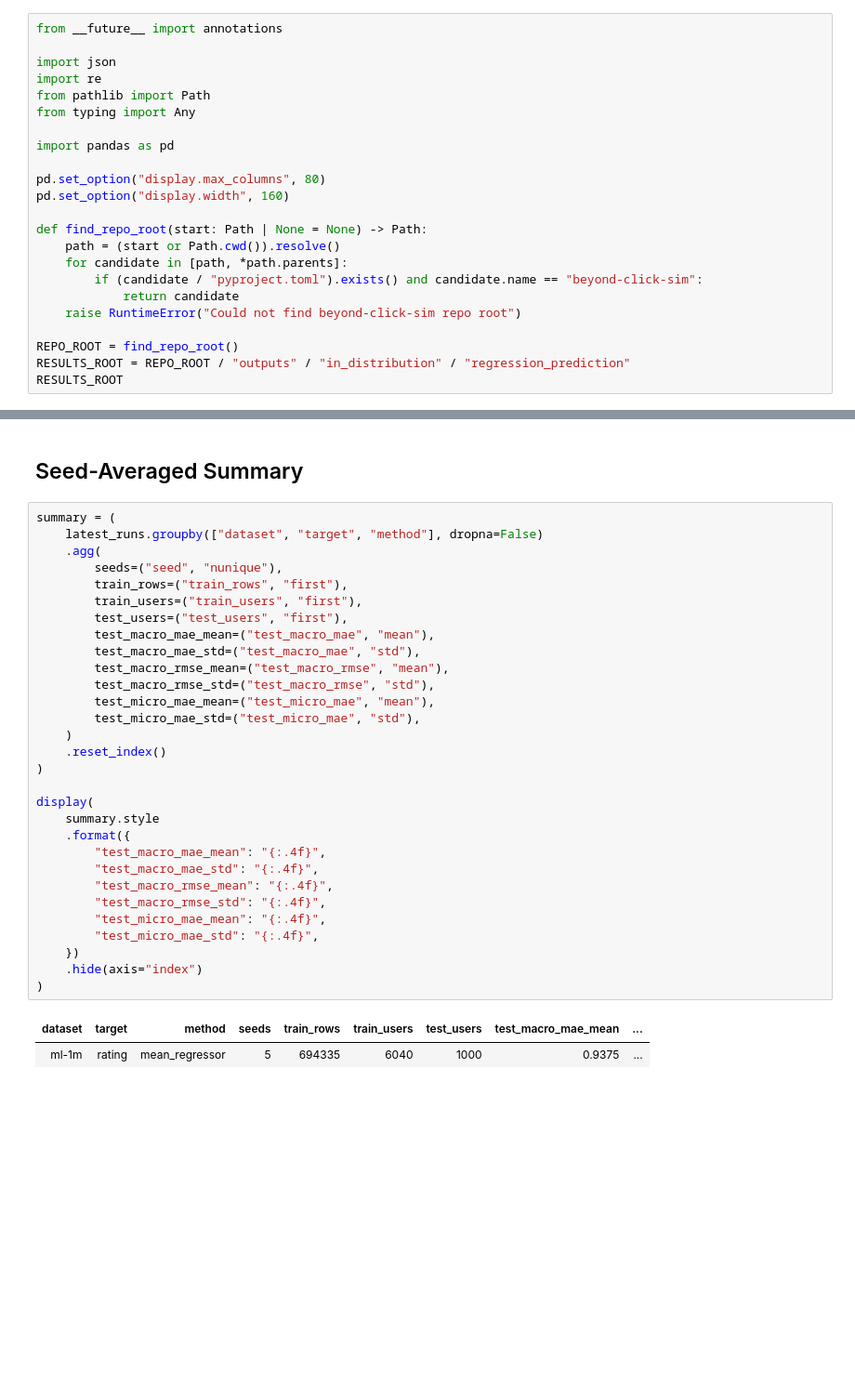
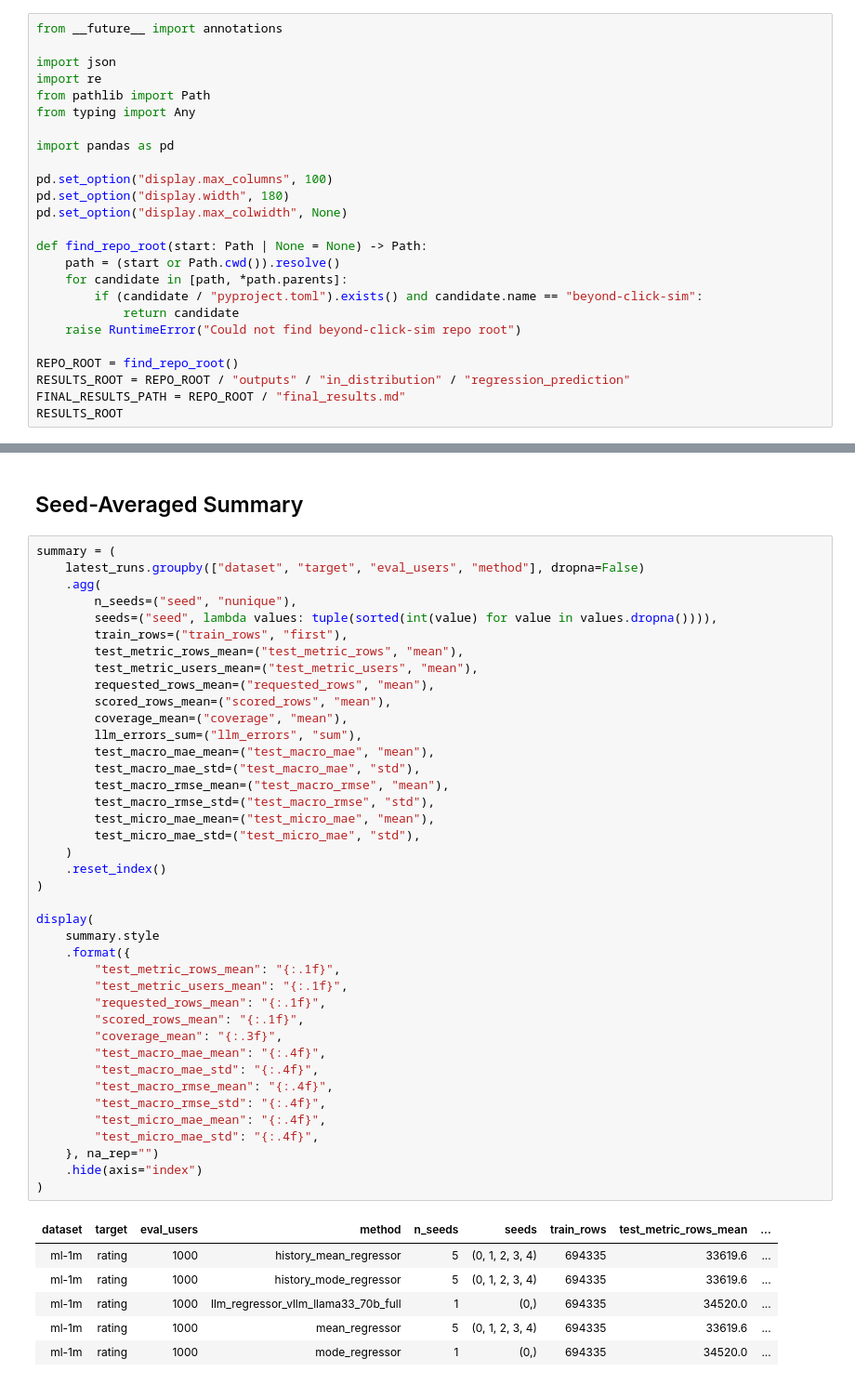
Before and after one commit to agafonovartem/beyond-click-sim, a Jupyter notebook: notebooks/compare_regression_mean_eval1000.ipynb, the cells around one changed output, grey strips where cells are left out. Shown at 93% size. Cells and saved outputs as stored; diff of their text form; blank space fills up the shorter version.

```diff
--- a/notebooks/compare_regression_mean_eval1000.ipynb
+++ b/notebooks/compare_regression_mean_eval1000.ipynb
@@ -12,8 +12,9 @@ from typing import Any
 
 import pandas as pd
 
-pd.set_option("display.max_columns", 80)
-pd.set_option("display.width", 160)
+pd.set_option("display.max_columns", 100)
+pd.set_option("display.width", 180)
+pd.set_option("display.max_colwidth", None)
 
 def find_repo_root(start: Path | None = None) -> Path:
     path = (start or Path.cwd()).resolve()
@@ -24,6 +25,7 @@ def find_repo_root(start: Path | None = None) -> Path:
 
 REPO_ROOT = find_repo_root()
 RESULTS_ROOT = REPO_ROOT / "outputs" / "in_distribution" / "regression_prediction"
+FINAL_RESULTS_PATH = REPO_ROOT / "final_results.md"
 RESULTS_ROOT
 # %% [output]
 PosixPath('/Users/a.agafonov/Research/agent_simulator/repos/beyond-click-sim/outputs/in_distribution/regression_prediction')
@@ -140,34 +210,48 @@ display(
 ## Seed-Averaged Summary
 # %%
 summary = (
-    latest_runs.groupby(["dataset", "target", "method"], dropna=False)
+    latest_runs.groupby(["dataset", "target", "eval_users", "method"], dropna=False)
     .agg(
-        seeds=("seed", "nunique"),
+        n_seeds=("seed", "nunique"),
+        seeds=("seed", lambda values: tuple(sorted(int(value) for value in values.dropna()))),
         train_rows=("train_rows", "first"),
-        train_users=("train_users", "first"),
-        test_users=("test_users", "first"),
+        test_metric_rows_mean=("test_metric_rows", "mean"),
+        test_metric_users_mean=("test_metric_users", "mean"),
+        requested_rows_mean=("requested_rows", "mean"),
+        scored_rows_mean=("scored_rows", "mean"),
+        coverage_mean=("coverage", "mean"),
+        llm_errors_sum=("llm_errors", "sum"),
         test_macro_mae_mean=("test_macro_mae", "mean"),
         test_macro_mae_std=("test_macro_mae", "std"),
         test_macro_rmse_mean=("test_macro_rmse", "mean"),
         test_macro_rmse_std=("test_macro_rmse", "std"),
         test_micro_mae_mean=("test_micro_mae", "mean"),
         test_micro_mae_std=("test_micro_mae", "std"),
     )
     .reset_index()
 )
 
 display(
     summary.style
     .format({
+        "test_metric_rows_mean": "{:.1f}",
+        "test_metric_users_mean": "{:.1f}",
+        "requested_rows_mean": "{:.1f}",
+        "scored_rows_mean": "{:.1f}",
+        "coverage_mean": "{:.3f}",
         "test_macro_mae_mean": "{:.4f}",
         "test_macro_mae_std": "{:.4f}",
         "test_macro_rmse_mean": "{:.4f}",
         "test_macro_rmse_std": "{:.4f}",
         "test_micro_mae_mean": "{:.4f}",
         "test_micro_mae_std": "{:.4f}",
-    })
+    }, na_rep="")
     .hide(axis="index")
 )
 # %% [output]
-| dataset | target | method | seeds | train_rows | train_users | test_users | test_macro_mae_mean | ... |
-| ml-1m | rating | mean_regressor | 5 | 694335 | 6040 | 1000 | 0.9375 | ... |
+| dataset | target | eval_users | method | n_seeds | seeds | train_rows | test_metric_rows_mean | ... |
+| ml-1m | rating | 1000 | history_mean_regressor | 5 | (0, 1, 2, 3, 4) | 694335 | 33619.6 | ... |
+| ml-1m | rating | 1000 | history_mode_regressor | 5 | (0, 1, 2, 3, 4) | 694335 | 33619.6 | ... |
+| ml-1m | rating | 1000 | llm_regressor_vllm_llama33_70b_full | 1 | (0,) | 694335 | 34520.0 | ... |
+| ml-1m | rating | 1000 | mean_regressor | 5 | (0, 1, 2, 3, 4) | 694335 | 33619.6 | ... |
+| ml-1m | rating | 1000 | mode_regressor | 1 | (0,) | 694335 | 34520.0 | ... |
```
Also changed, not shown: parts of 6 cells of this notebook, 3 other files.
